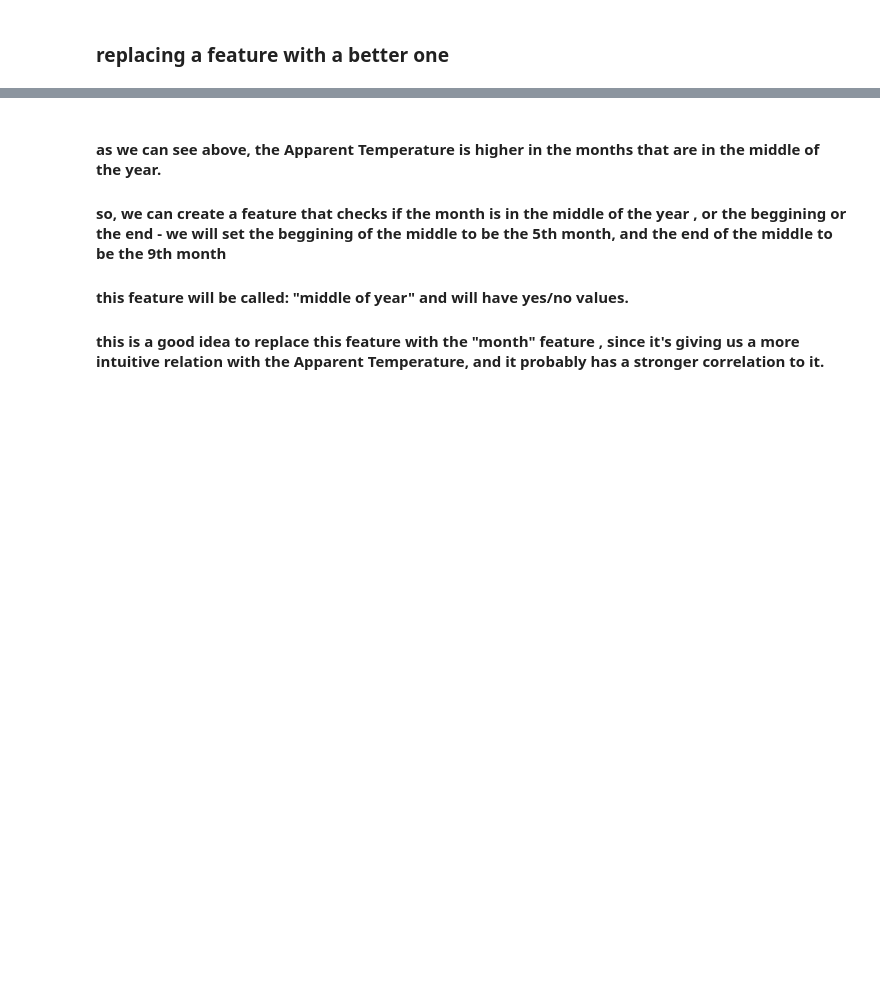
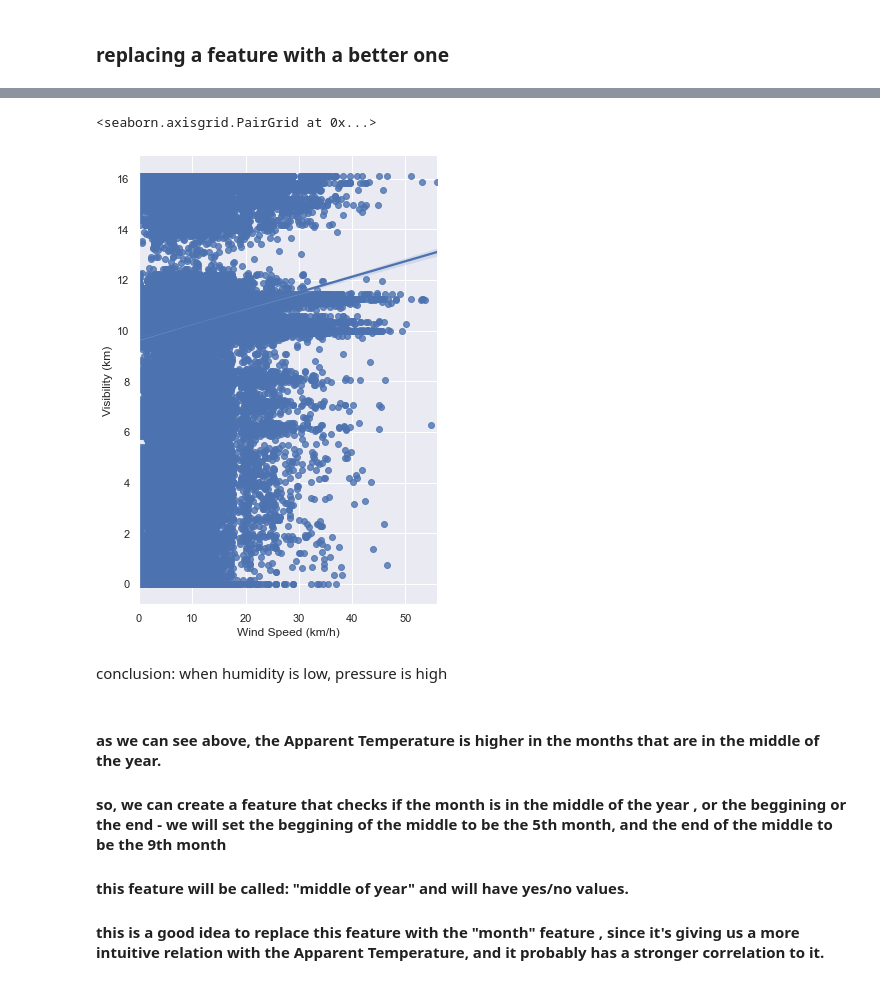
Before and after one commit to BabyBlue555/firstYear-semA-project, a Jupyter notebook: Predicting the Apparent Temperature.ipynb, the cells around one changed output, grey strips where cells are left out. Drawn from its saved outputs; the diff is of its cells as text; code cells hidden in the pictures; blank space fills up the shorter version.

```diff
--- a/Predicting the Apparent Temperature.ipynb
+++ b/Predicting the Apparent Temperature.ipynb
@@ -287,5 +339,16 @@ sns.pairplot(weather, x_vars=['month'], y_vars='Apparent Temperature (C)', heigh
 # %%
-#(weather['month']>5) & (weather['month']<9)
+#plt.plot(weather['Pressure (millibars)'], weather['Apparent Temperature (C)'])#, 'b') # 'b' is for blue color -- Shift+Tab for more options
+# We can add labels and title
+# plt.xlabel('X Axis Title')
+# plt.ylabel('Y Axis Title')
+# plt.title('Figure/plot Title')
+#plt.scatter(weather['Pressure (millibars)'], weather['Humidity'])
+sns.pairplot(weather, x_vars='Wind Speed (km/h)', y_vars='Visibility (km)', height=7, aspect=0.7, kind='reg')
+# %% [output]
+<seaborn.axisgrid.PairGrid at 0x...>
+[figure, added]
+# %% [markdown]
+conclusion: when humidity is low, pressure is high
 # %% [markdown]
 #### as we can see above, the Apparent Temperature  is higher in the months that are in the middle of the year.
 
```
Also changed, not shown: parts of 129 cells of this notebook.
